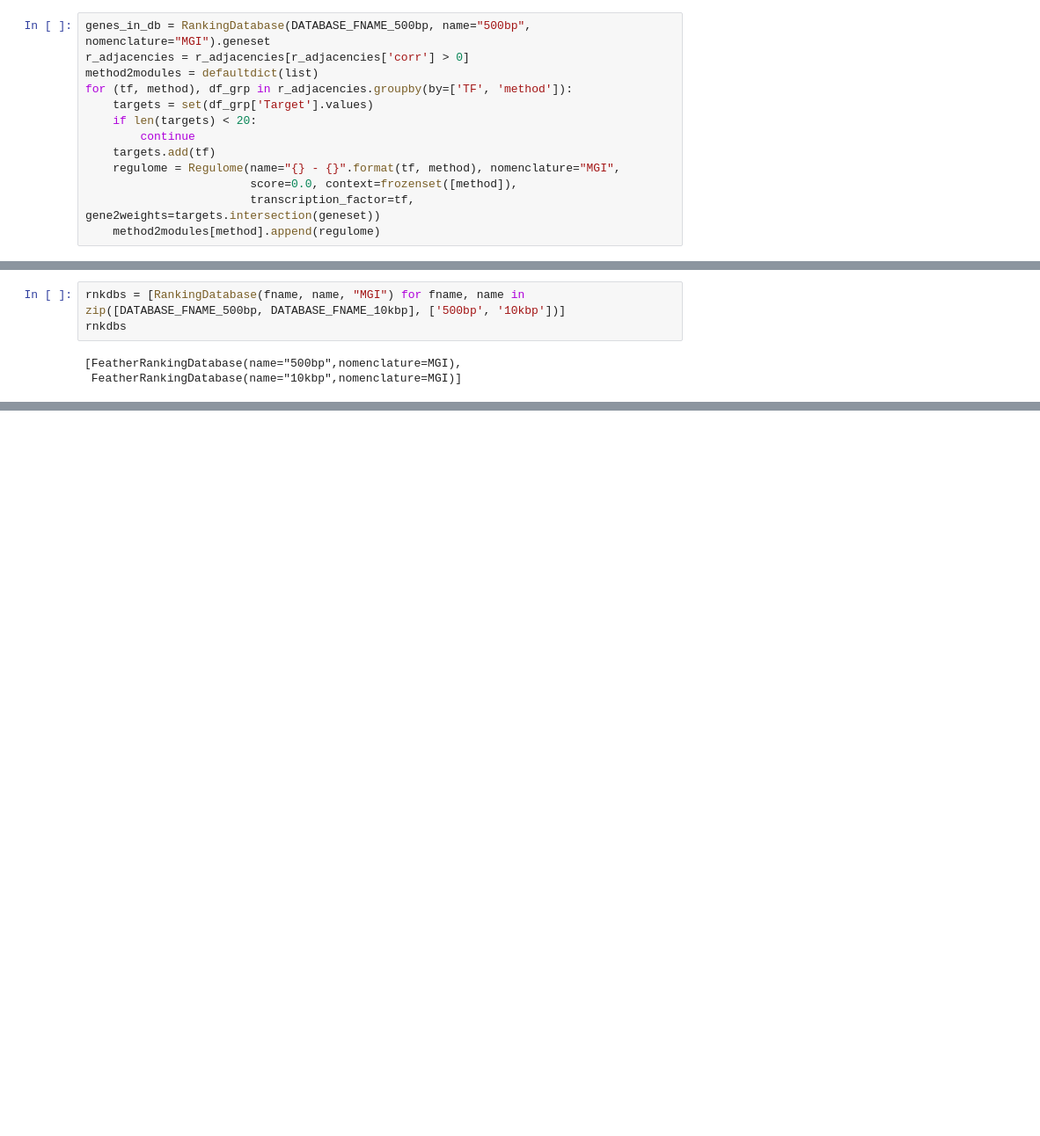
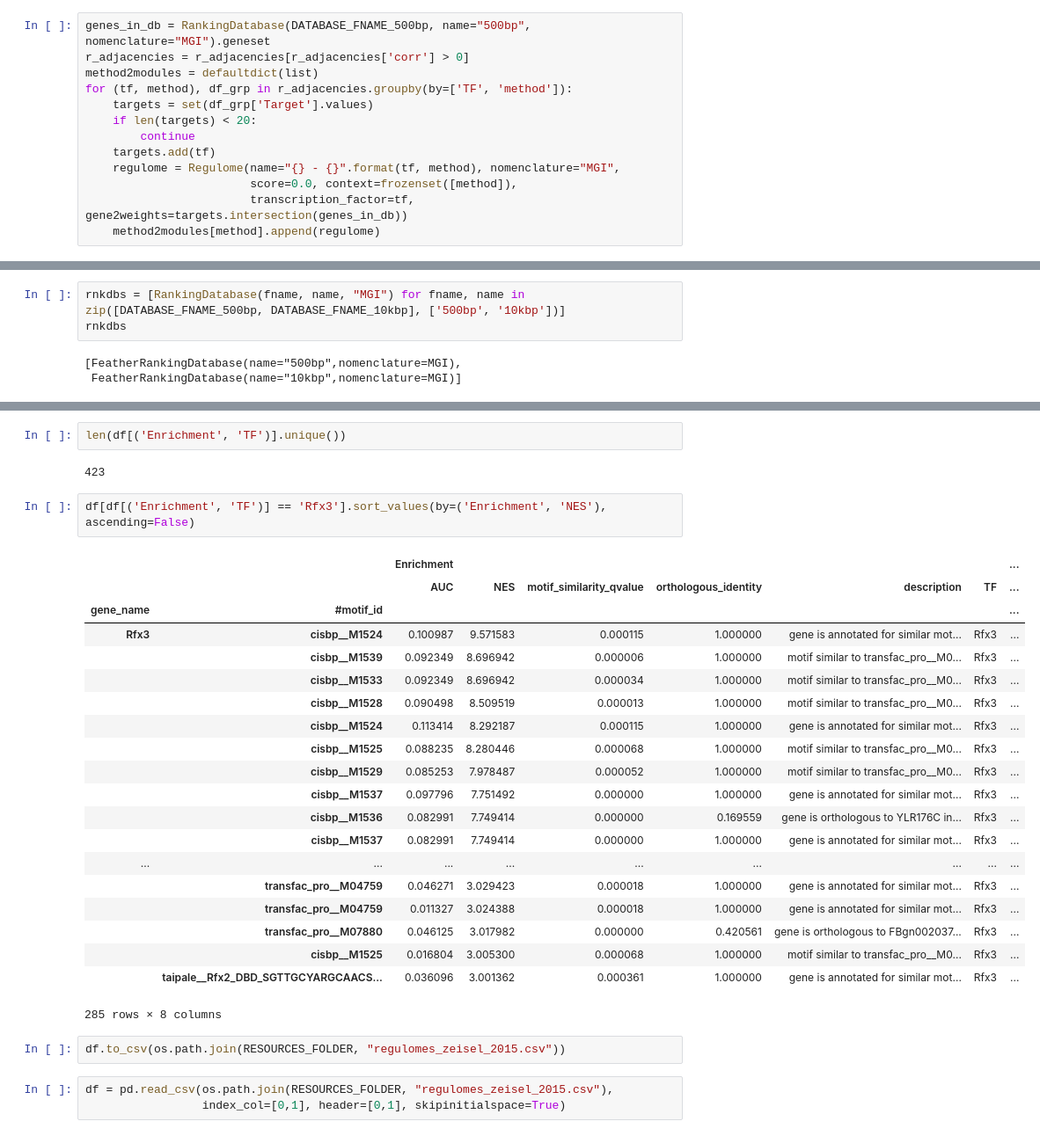
Before and after one commit to aertslab/pySCENIC, a Jupyter notebook: notebooks/pySCENIC - Comparison to R implementation of the pipeline.ipynb, the cells around one changed output, grey strips where cells are left out. Shown at 88% size. Saved outputs shown, nothing was run; the diff lists cells and outputs as text; blank space fills up the shorter version.

```diff
--- a/notebooks/pySCENIC - Comparison to R implementation of the pipeline.ipynb
+++ b/notebooks/pySCENIC - Comparison to R implementation of the pipeline.ipynb
@@ -149,7 +150,7 @@ for (tf, method), df_grp in r_adjacencies.groupby(by=['TF', 'method']):
     targets.add(tf)
     regulome = Regulome(name="{} - {}".format(tf, method), nomenclature="MGI",
                         score=0.0, context=frozenset([method]),
-                        transcription_factor=tf, gene2weights=targets.intersection(geneset))
+                        transcription_factor=tf, gene2weights=targets.intersection(genes_in_db))
     method2modules[method].append(regulome)
 # %%
 for method, modules in method2modules.items():
@@ -219,0 +246,32 @@ len(df)
+# %%
+len(df[('Enrichment', 'TF')].unique())
+# %% [output]
+423
+# %%
+df[df[('Enrichment', 'TF')] == 'Rfx3'].sort_values(by=('Enrichment', 'NES'), ascending=False)
+# %% [output]
+|  |  | Enrichment |  |  |  |  |  | ... |
+|  |  | AUC | NES | motif_similarity_qvalue | orthologous_identity | description | TF | ... |
+| gene_name | #motif_id |  |  |  |  |  |  | ... |
+| Rfx3 | cisbp__M1524 | 0.100987 | 9.571583 | 0.000115 | 1.000000 | gene is annotated for similar mot... | Rfx3 | ... |
+|  | cisbp__M1539 | 0.092349 | 8.696942 | 0.000006 | 1.000000 | motif similar to transfac_pro__M0... | Rfx3 | ... |
+|  | cisbp__M1533 | 0.092349 | 8.696942 | 0.000034 | 1.000000 | motif similar to transfac_pro__M0... | Rfx3 | ... |
+|  | cisbp__M1528 | 0.090498 | 8.509519 | 0.000013 | 1.000000 | motif similar to transfac_pro__M0... | Rfx3 | ... |
+|  | cisbp__M1524 | 0.113414 | 8.292187 | 0.000115 | 1.000000 | gene is annotated for similar mot... | Rfx3 | ... |
+|  | cisbp__M1525 | 0.088235 | 8.280446 | 0.000068 | 1.000000 | motif similar to transfac_pro__M0... | Rfx3 | ... |
+|  | cisbp__M1529 | 0.085253 | 7.978487 | 0.000052 | 1.000000 | motif similar to transfac_pro__M0... | Rfx3 | ... |
+|  | cisbp__M1537 | 0.097796 | 7.751492 | 0.000000 | 1.000000 | gene is annotated for similar mot... | Rfx3 | ... |
+|  | cisbp__M1536 | 0.082991 | 7.749414 | 0.000000 | 0.169559 | gene is orthologous to YLR176C in... | Rfx3 | ... |
+|  | cisbp__M1537 | 0.082991 | 7.749414 | 0.000000 | 1.000000 | gene is annotated for similar mot... | Rfx3 | ... |
+| ... | ... | ... | ... | ... | ... | ... | ... | ... |
+|  | transfac_pro__M04759 | 0.046271 | 3.029423 | 0.000018 | 1.000000 | gene is annotated for similar mot... | Rfx3 | ... |
+|  | transfac_pro__M04759 | 0.011327 | 3.024388 | 0.000018 | 1.000000 | gene is annotated for similar mot... | Rfx3 | ... |
+|  | transfac_pro__M07880 | 0.046125 | 3.017982 | 0.000000 | 0.420561 | gene is orthologous to FBgn002037... | Rfx3 | ... |
+|  | cisbp__M1525 | 0.016804 | 3.005300 | 0.000068 | 1.000000 | motif similar to transfac_pro__M0... | Rfx3 | ... |
+|  | taipale__Rfx2_DBD_SGTTGCYARGCAACS... | 0.036096 | 3.001362 | 0.000361 | 1.000000 | gene is annotated for similar mot... | Rfx3 | ... |
+285 rows × 8 columns
+# %%
+df.to_csv(os.path.join(RESOURCES_FOLDER, "regulomes_zeisel_2015.csv"))
+# %%
+df = pd.read_csv(os.path.join(RESOURCES_FOLDER, "regulomes_zeisel_2015.csv"),
+                 index_col=[0,1], header=[0,1], skipinitialspace=True)
```
Also changed, not shown: parts of 10 cells of this notebook, 2 other files.
